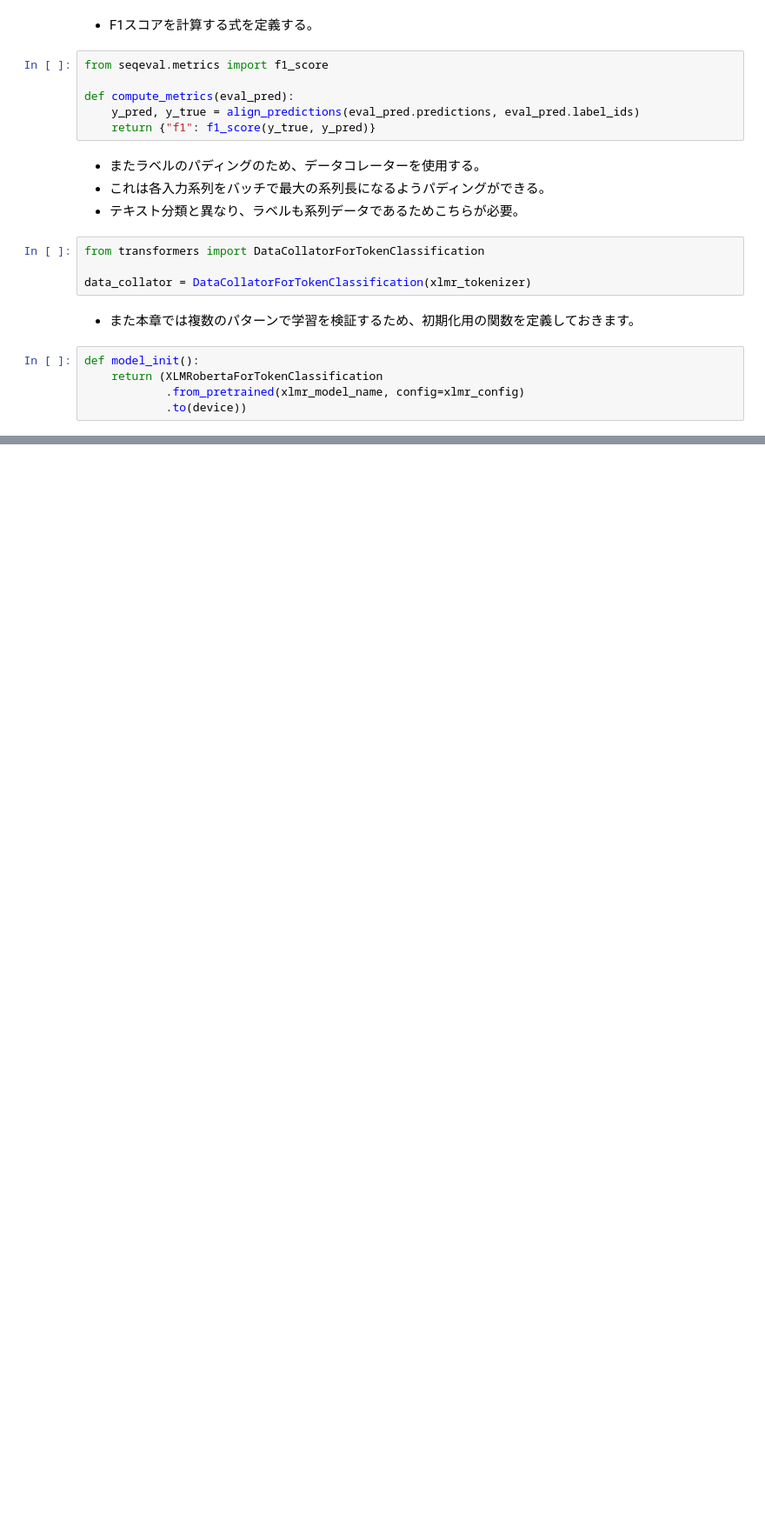
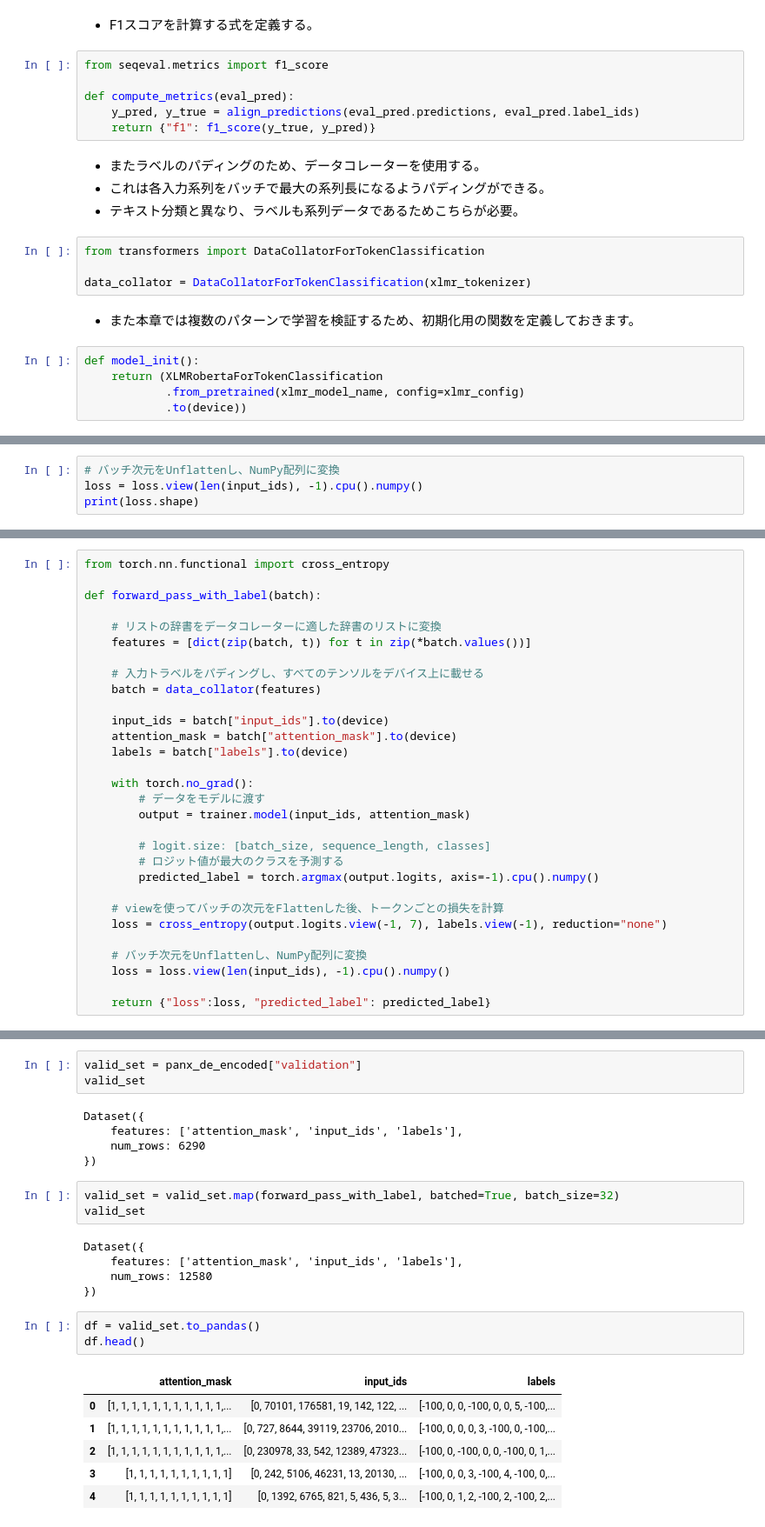
Before and after one commit to nokomoro3/book-ml-transformers, a Jupyter notebook: ml-transformers-chap04-multilingal-ner.ipynb, the cells around one changed output, grey strips where cells are left out. Shown at 87% size. Cells and saved outputs as stored; diff of their text form; blank space fills up the shorter version.

```diff
--- a/ml-transformers-chap04-multilingal-ner.ipynb
+++ b/ml-transformers-chap04-multilingal-ner.ipynb
@@ -801,0 +887,4 @@ TrainOutput(global_step=1575, training_loss=0.15602359310029046, metrics={'train
+# %%
+# バッチ次元をUnflattenし、NumPy配列に変換
+loss = loss.view(len(input_ids), -1).cpu().numpy()
+print(loss.shape)
@@ -801,0 +895,30 @@ TrainOutput(global_step=1575, training_loss=0.15602359310029046, metrics={'train
+# %%
+from torch.nn.functional import cross_entropy
+
+def forward_pass_with_label(batch):
+
+    # リストの辞書をデータコレーターに適した辞書のリストに変換
+    features = [dict(zip(batch, t)) for t in zip(*batch.values())]
+
+    # 入力トラベルをパディングし、すべてのテンソルをデバイス上に載せる
+    batch = data_collator(features)
+
+    input_ids = batch["input_ids"].to(device)
+    attention_mask = batch["attention_mask"].to(device)
+    labels = batch["labels"].to(device)
+
+    with torch.no_grad():
+        # データをモデルに渡す
+        output = trainer.model(input_ids, attention_mask)
+
+        # logit.size: [batch_size, sequence_length, classes]
+        # ロジット値が最大のクラスを予測する
+        predicted_label = torch.argmax(output.logits, axis=-1).cpu().numpy()
+
+    # viewを使ってバッチの次元をFlattenした後、トークンごとの損失を計算
+    loss = cross_entropy(output.logits.view(-1, 7), labels.view(-1), reduction="none")
+
+    # バッチ次元をUnflattenし、NumPy配列に変換
+    loss = loss.view(len(input_ids), -1).cpu().numpy()
+
+    return {"loss":loss, "predicted_label": predicted_label}
@@ -801,0 +927,26 @@ TrainOutput(global_step=1575, training_loss=0.15602359310029046, metrics={'train
+# %%
+valid_set = panx_de_encoded["validation"]
+valid_set
+# %% [output]
+Dataset({
+    features: ['attention_mask', 'input_ids', 'labels'],
+    num_rows: 6290
+})
+# %%
+valid_set = valid_set.map(forward_pass_with_label, batched=True, batch_size=32)
+valid_set
+# %% [output]
+Dataset({
+    features: ['attention_mask', 'input_ids', 'labels'],
+    num_rows: 12580
+})
+# %%
+df = valid_set.to_pandas()
+df.head()
+# %% [output]
+|  | attention_mask | input_ids | labels |
+| 0 | [1, 1, 1, 1, 1, 1, 1, 1, 1, 1, 1,... | [0, 70101, 176581, 19, 142, 122, ... | [-100, 0, 0, -100, 0, 0, 5, -100,... |
+| 1 | [1, 1, 1, 1, 1, 1, 1, 1, 1, 1, 1,... | [0, 727, 8644, 39119, 23706, 2010... | [-100, 0, 0, 0, 3, -100, 0, -100,... |
+| 2 | [1, 1, 1, 1, 1, 1, 1, 1, 1, 1, 1,... | [0, 230978, 33, 542, 12389, 47323... | [-100, 0, -100, 0, 0, -100, 0, 1,... |
+| 3 | [1, 1, 1, 1, 1, 1, 1, 1, 1, 1] | [0, 242, 5106, 46231, 13, 20130, ... | [-100, 0, 0, 3, -100, 4, -100, 0,... |
+| 4 | [1, 1, 1, 1, 1, 1, 1, 1, 1, 1] | [0, 1392, 6765, 821, 5, 436, 5, 3... | [-100, 0, 1, 2, -100, 2, -100, 2,... |
```
Also changed, not shown: parts of 24 cells of this notebook.
